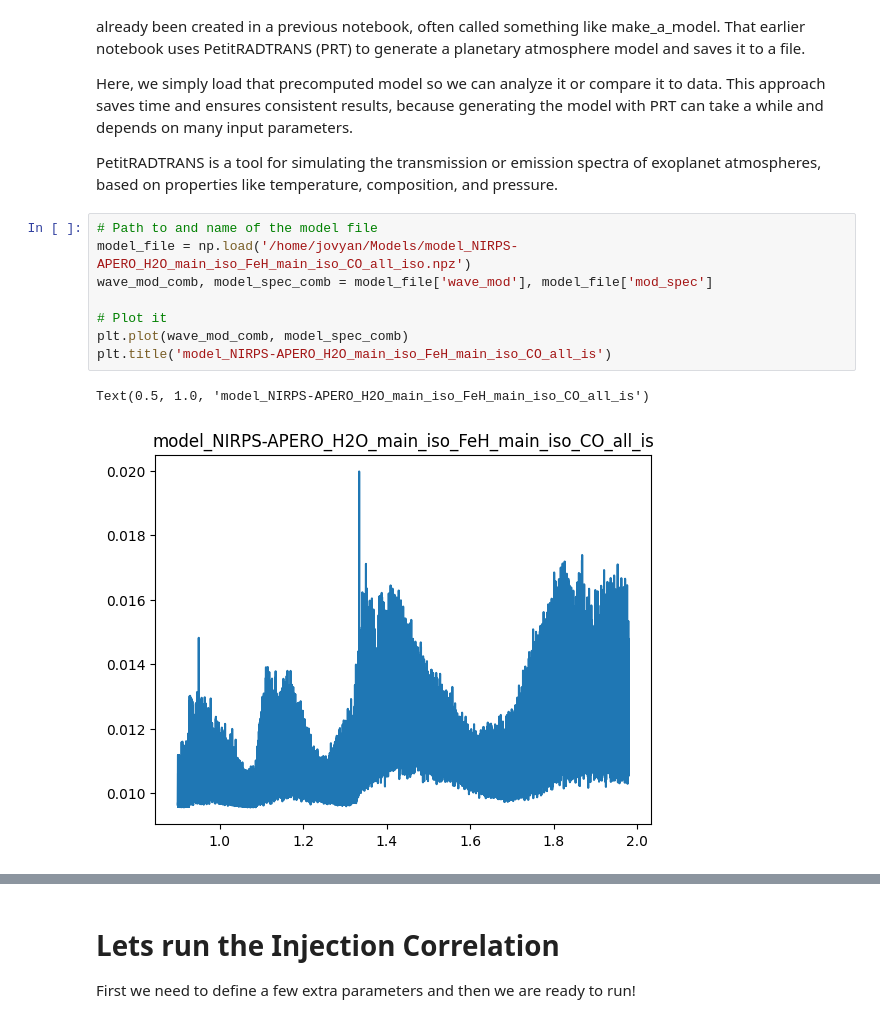
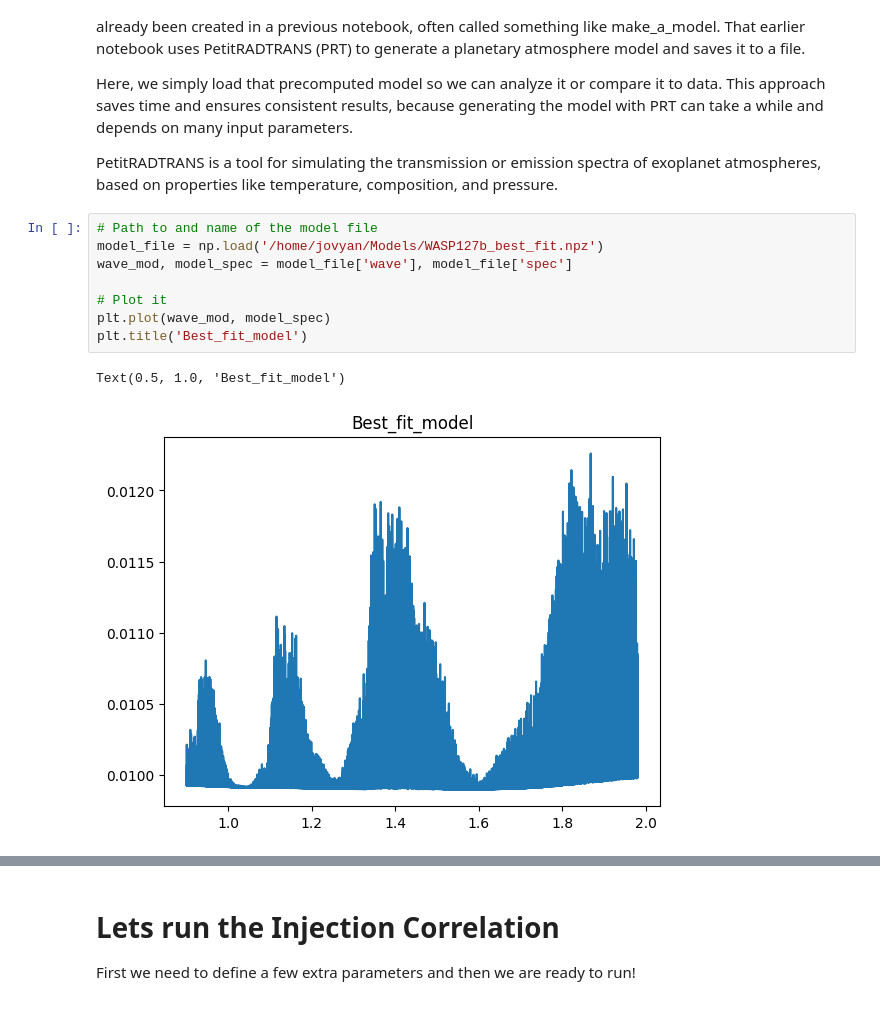
Before and after one commit to georgiamraz/starships_container, a Jupyter notebook: Notebooks/Answer_key_Cross_Correlation.ipynb, the cells around one changed output, grey strips where cells are left out. Saved outputs shown, nothing was run; the diff lists cells and outputs as text.

Commit message:
New_model and notebooks_V4

```diff
--- a/Notebooks/Answer_key_Cross_Correlation.ipynb
+++ b/Notebooks/Answer_key_Cross_Correlation.ipynb
@@ -160,14 +157,14 @@ Here, we simply load that precomputed model so we can analyze it or compare it t
 PetitRADTRANS is a tool for simulating the transmission or emission spectra of exoplanet atmospheres, based on properties like temperature, composition, and pressure.
 # %%
 # Path to and name of the model file
-model_file = np.load('/home/jovyan/Models/model_NIRPS-APERO_H2O_main_iso_FeH_main_iso_CO_all_iso.npz')
-wave_mod_comb, model_spec_comb = model_file['wave_mod'], model_file['mod_spec']
+model_file = np.load('/home/jovyan/Models/WASP127b_best_fit.npz')
+wave_mod, model_spec = model_file['wave'], model_file['spec']
 
 # Plot it
-plt.plot(wave_mod_comb, model_spec_comb)
-plt.title('model_NIRPS-APERO_H2O_main_iso_FeH_main_iso_CO_all_is')
+plt.plot(wave_mod, model_spec)
+plt.title('Best_fit_model')
 # %% [output]
-Text(0.5, 1.0, 'model_NIRPS-APERO_H2O_main_iso_FeH_main_iso_CO_all_is')
+Text(0.5, 1.0, 'Best_fit_model')
-[figure, old version]
+[figure, new version]
 # %%
 model_file_h20 = np.load('/home/jovyan/Models/model_NIRPS-APERO_H2O_pokazatel_main_iso.npz')
```
Also changed, not shown: parts of 14 cells of this notebook, 4 other files.
